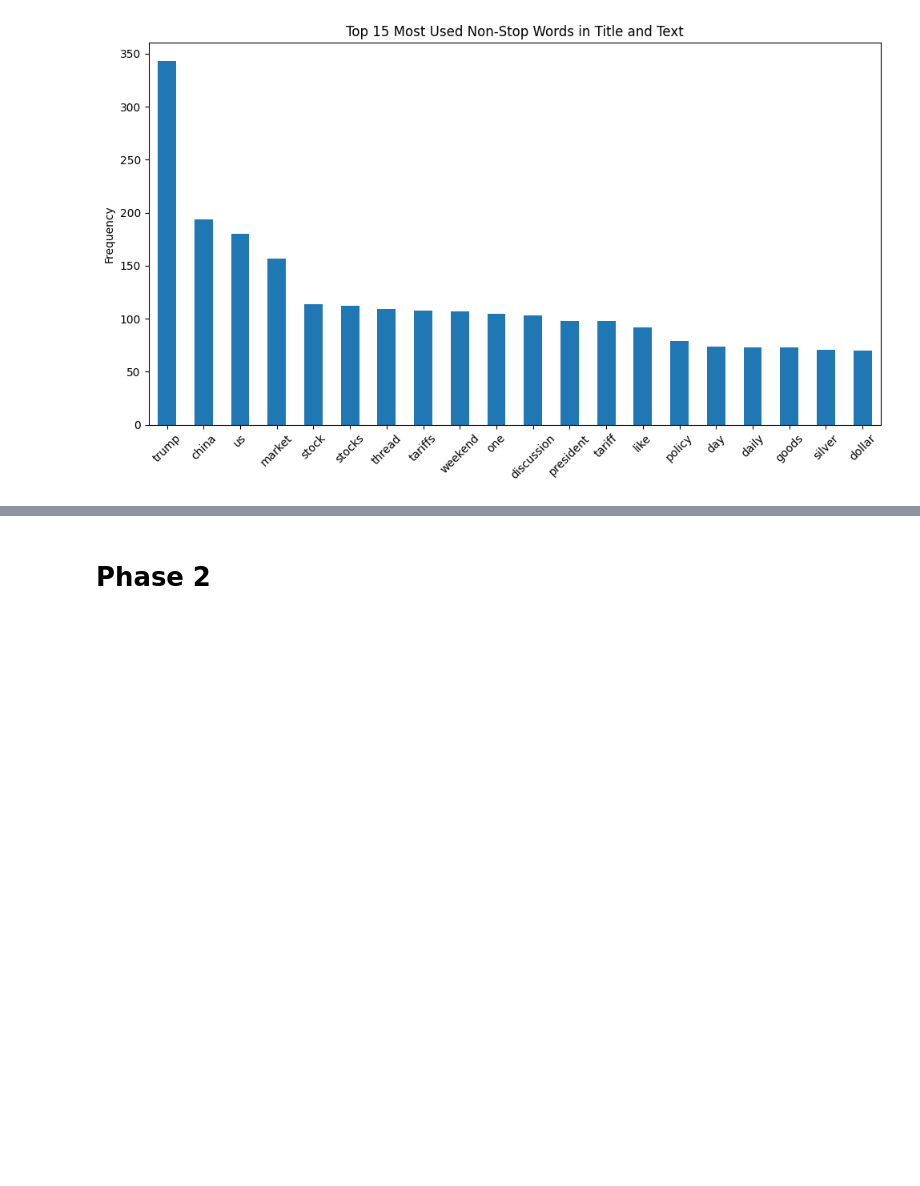
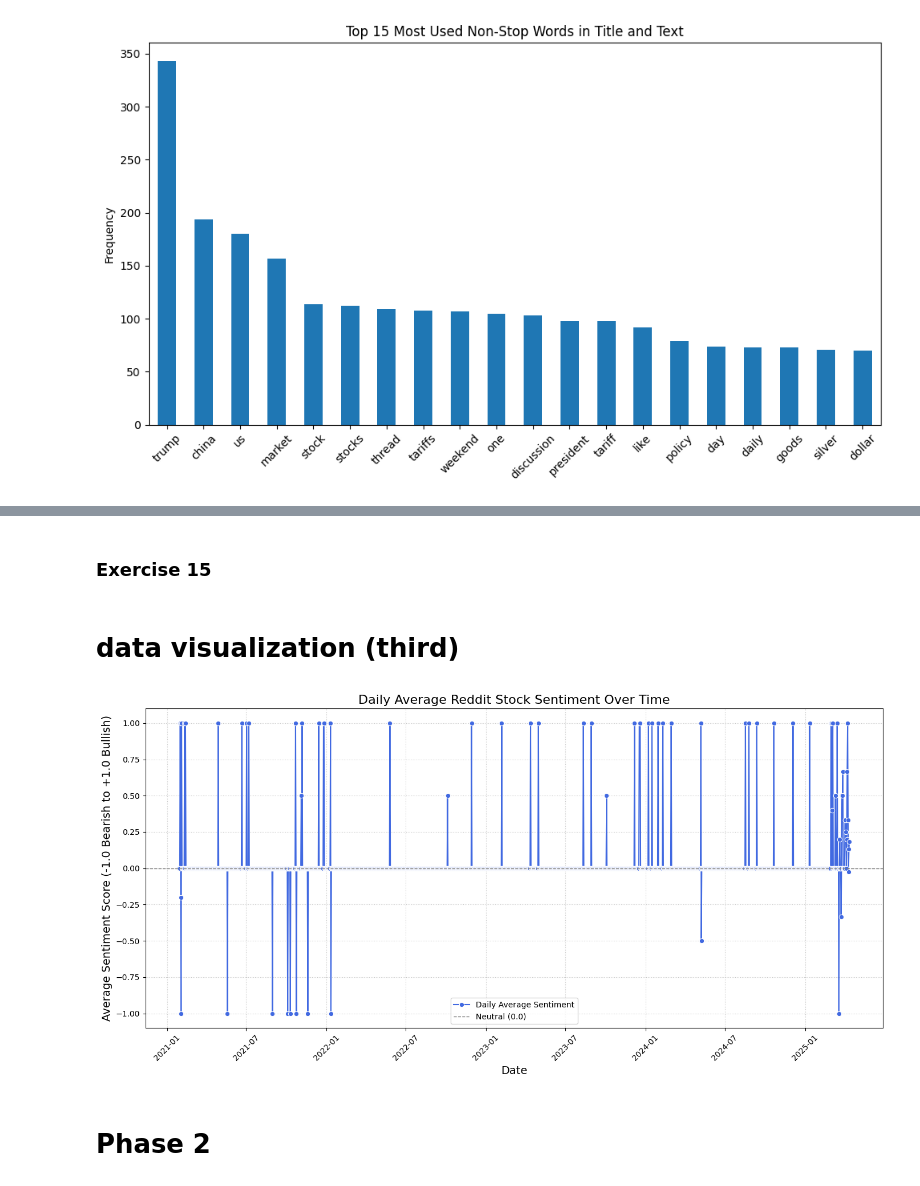
Before and after one commit to Timss22/DM2025-Lab1-Exercise, a Jupyter notebook: DM2025-Lab1-Homework.ipynb, the cells around one changed output, grey strips where cells are left out. Saved outputs shown, nothing was run; the diff lists cells and outputs as text; code cells hidden in the pictures; blank space fills up the shorter version.

```diff
--- a/DM2025-Lab1-Homework.ipynb
+++ b/DM2025-Lab1-Homework.ipynb
@@ -201,0 +389,2 @@ import helpers.data_mining_helpers as dmh
+# %% [markdown]
+### Exercise 15
@@ -202,3 +410,49 @@ import helpers.data_mining_helpers as dmh
+# %% [markdown]
+# data visualization (third)
+# %%
+import pandas as pd
+import matplotlib.pyplot as plt
+import seaborn as sns
+
+# Assuming your DataFrame 'df' is loaded and contains the 'datetime' and 'sentiment' columns.
+
+# --- 1. Ensure Date Format ---
+# Convert the 'datetime' column to a proper datetime object
+df['datetime'] = pd.to_datetime(df['datetime'])
+
+# --- 2. Resample and Aggregate ---
+# Set 'datetime' as the index for time-series operations
+df.set_index('datetime', inplace=True)
+
+# Resample the data daily ('D') and calculate the mean of the 'sentiment' score
+# .fillna(0) assumes a day with no posts has a neutral sentiment (score 0)
+daily_sentiment = df['sentiment'].resample('D').mean().fillna(0)
+daily_sentiment_df = daily_sentiment.reset_index(name='Avg_Sentiment')
+
+# --- 3. Plotting ---
+plt.figure(figsize=(14, 7))
+sns.lineplot(
+    data=daily_sentiment_df,
+    x='datetime',
+    y='Avg_Sentiment',
+    marker='o',
+    color='royalblue',
+    label='Daily Average Sentiment'
+)
+
+# Add a horizontal line at y=0 for the neutral baseline
+plt.axhline(0, color='gray', linestyle='--', linewidth=1, label='Neutral (0.0)')
+
+plt.title('Daily Average Reddit Stock Sentiment Over Time', fontsize=16)
+plt.xlabel('Date', fontsize=14)
+plt.ylabel('Average Sentiment Score (-1.0 Bearish to +1.0 Bullish)', fontsize=14)
+plt.xticks(rotation=45)
+plt.grid(True, linestyle=':', alpha=0.7)
+plt.legend()
+plt.tight_layout()
+plt.savefig('sentiment_over_time.png')
+# %% [output]
+[figure, added]
 # %% [markdown]
 # Phase 2
 # %%
```
Also changed, not shown: parts of 33 cells of this notebook, 2 other files.
